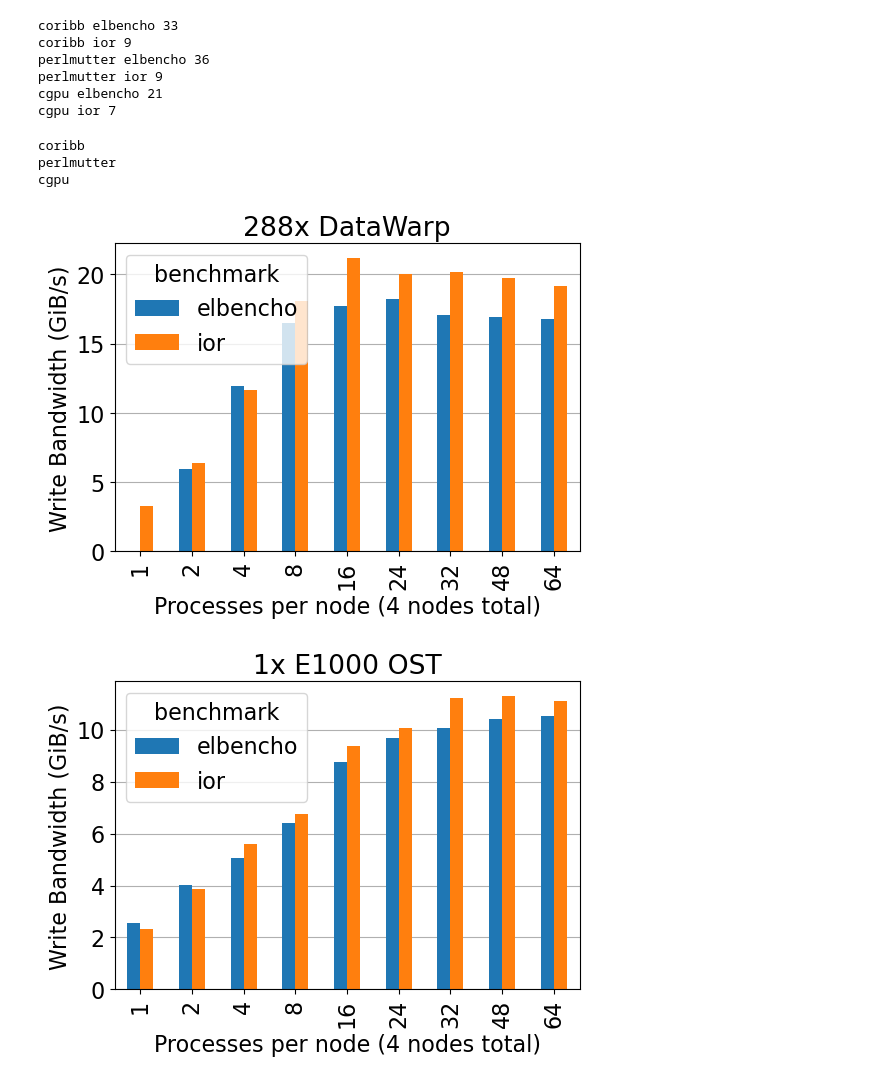
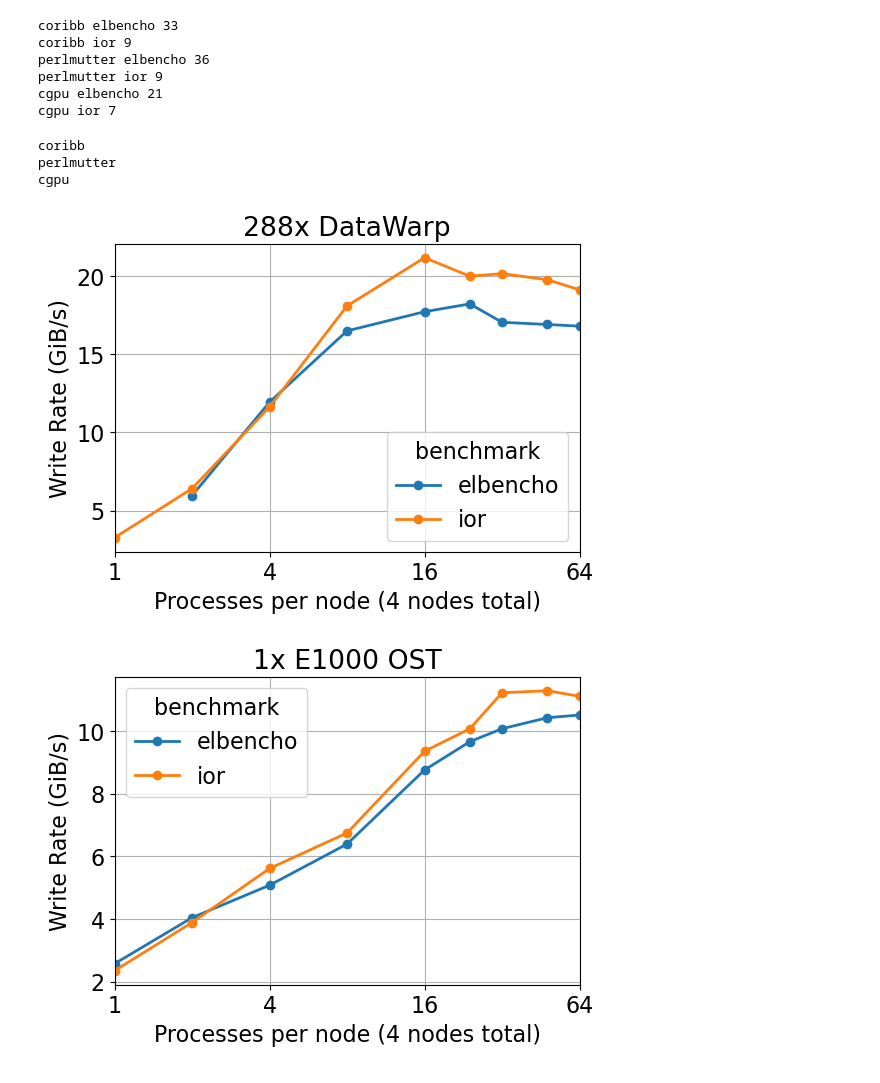
Before and after one commit to glennklockwood/elbencho-test, a Jupyter notebook: notebooks/ior-vs-elb-vs-fs.ipynb, the cells around one changed output. Cells and saved outputs as stored; diff of their text form; code cells hidden in the pictures.

```diff
--- a/notebooks/ior-vs-elb-vs-fs.ipynb
+++ b/notebooks/ior-vs-elb-vs-fs.ipynb
@@ -16,7 +17,7 @@ from summarize_bw import parse_results
 FILE_SYSTEMS = {"coribb": "288x DataWarp", "perlmutter": "1x E1000 OST", "cgpu": "1x VAST DBox"}
 BENCHMARKS = ["elbencho", "ior"]
 # %%
-df = None
+bw_df = None
 
 for file_system in FILE_SYSTEMS:
     for benchmark in BENCHMARKS:
@@ -25,10 +26,10 @@ for file_system in FILE_SYSTEMS:
         print(file_system, benchmark, len(results_files))
         results = parse_results(results_files, fs=file_system, benchmark=benchmark)
         _tmp = pandas.DataFrame.from_records(results)
-        if df is None:
-            df = _tmp
+        if bw_df is None:
+            bw_df = _tmp
         else:
-            df = pandas.concat([df, _tmp], axis=0)
+            bw_df = pandas.concat([bw_df, _tmp], axis=0)
 # %% [output]
 coribb elbencho 33
 coribb ior 9
@@ -39,20 +40,25 @@ cgpu ior 7
 # %%
 for file_system in FILE_SYSTEMS:
     print(file_system)
     try:
-        plot_df = df[df['fs'] == file_system].pivot(index="ppn", columns="benchmark", values="bw(mib/s)") / 1024.0
+        plot_df = bw_df[bw_df['fs'] == file_system].pivot(index="ppn", columns="benchmark", values="bw(mib/s)") / 1024.0
     except ValueError:
-        print(df[df['fs'] == file_system])
+        print(bw_df[bw_df['fs'] == file_system])
         continue
-    ax = plot_df.plot.bar()
+    #ax = plot_df.plot.bar(width=0.8, edgecolor='black')
+    ax = plot_df.plot(lw=2, marker='o')
     ax.set_title(FILE_SYSTEMS.get(file_system, file_system))
-    ax.set_ylabel("Write Bandwidth (GiB/s)")
+    ax.set_ylabel("Write Rate (GiB/s)")
     ax.set_xlabel("Processes per node (4 nodes total)")
     ax.set_axisbelow(True)
-    ax.yaxis.grid(True, which="major")
+    ax.grid(visible=True, which='both')
+    ax.set_xlim(bw_df["ppn"].min(), bw_df["ppn"].max())
+    ax.set_xscale("log", base=2)
+    ax.xaxis.set_major_locator(matplotlib.ticker.LogLocator(base=2))
+    ax.xaxis.set_major_formatter(matplotlib.ticker.StrMethodFormatter("{x:.0f}"))
 # %% [output]
 coribb
 perlmutter
 cgpu
-[figure, old version]
+[figure, new version]
-[figure, old version]
+[figure, new version]
```
Also changed, not shown: parts of 4 cells of this notebook.
